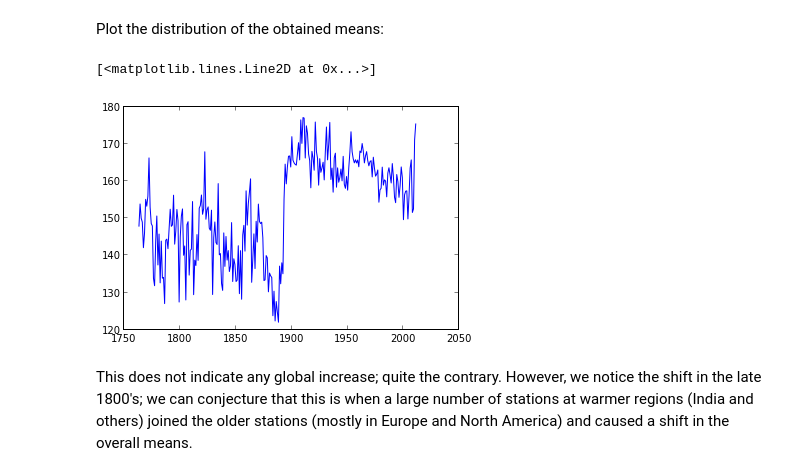
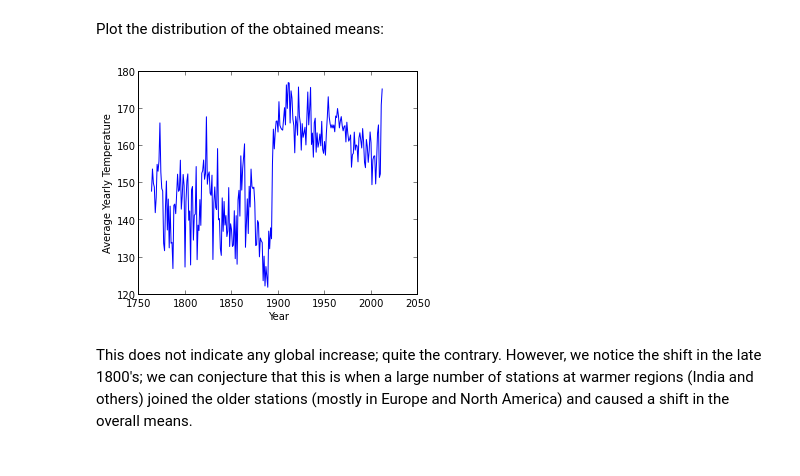
Before and after one commit to nonlogic/UCSD_BigData, a Jupyter notebook: notebooks/weather.mapreduce/All Code.ipynb, the cells around one changed output. Saved outputs shown, nothing was run; the diff lists cells and outputs as text; code cells hidden in the pictures.

```diff
--- a/notebooks/weather.mapreduce/All Code.ipynb
+++ b/notebooks/weather.mapreduce/All Code.ipynb
@@ -427,10 +429,13 @@ years = np.array(years)
 # %% [markdown]
 Plot the distribution of the obtained means:
-# %%
-plot(years[:,0], years[:,1])
-# %% [output]
-[<matplotlib.lines.Line2D at 0x...>]
-[figure, removed]
+# %%
+fig = plt.figure(figsize=(5,4),dpi=300)
+plt.plot(years[:,0], years[:,1])
+xlabel('Year')
+ylabel('Average Yearly Temperature')
+fig.savefig('avgyrlytemp.png',dpi=fig.dpi,bbox_inches='tight', pad_inches=0)
+# %% [output]
+[figure, added]
 # %% [markdown]
 This does not indicate any global increase; quite the contrary. However, we notice the shift in the late 1800's; we can conjecture that this is when a large number of stations at warmer regions (India and others) joined the older stations (mostly in Europe and North America) and caused a shift in the overall means.
 # %% [markdown]
```
Also changed, not shown: parts of 10 cells of this notebook.
